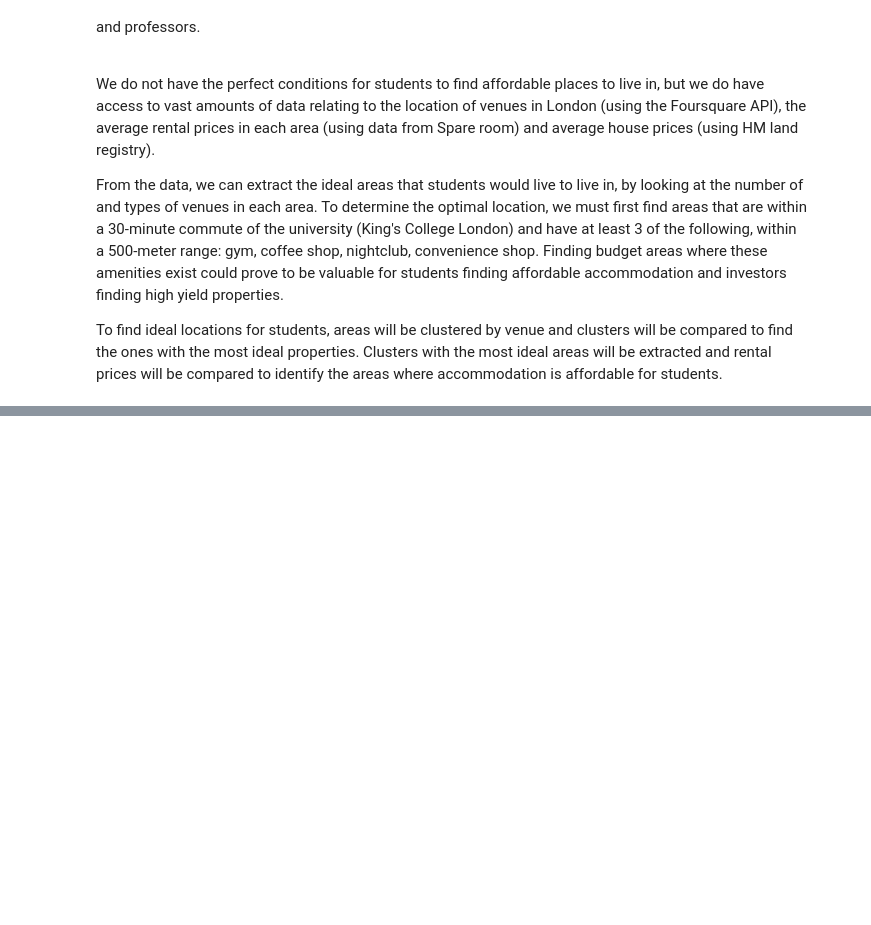
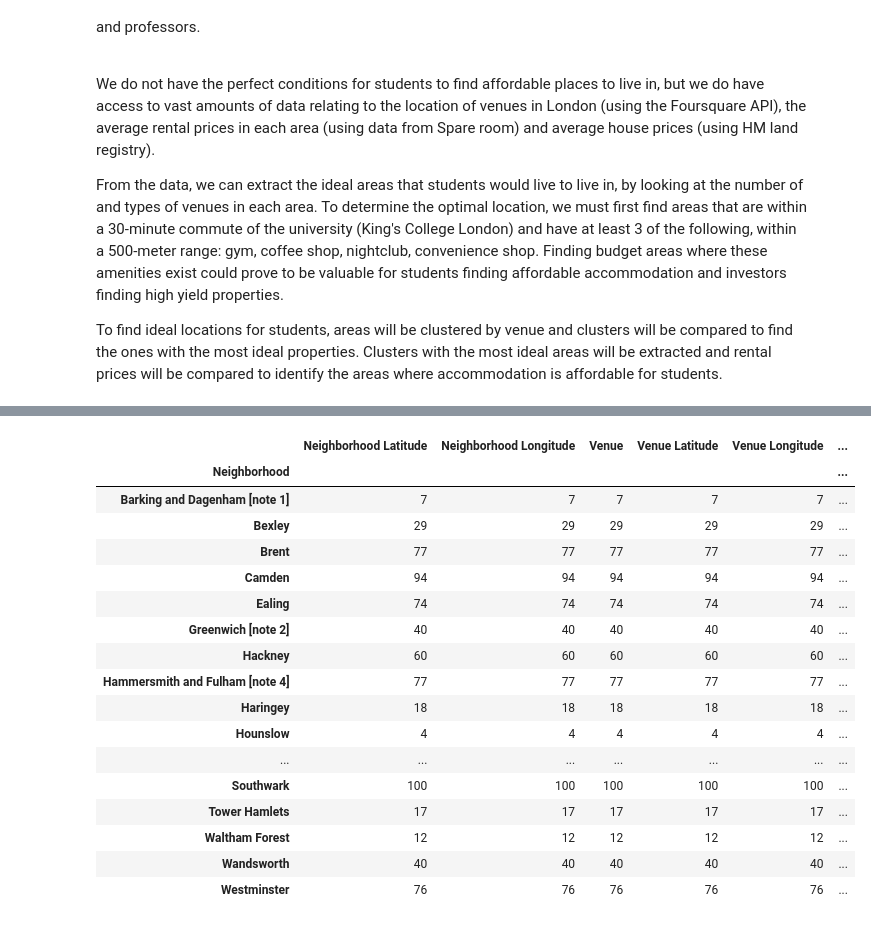
Before and after one commit to premalnayee/IBM-Data-science-coursera, a Jupyter notebook: Applied Data Science Capstone/Capstone_project/Capstone Project - The Battle of Neighborhoods.ipynb, the cells around one changed output, grey strips where cells are left out. Cells and saved outputs as stored; diff of their text form; code cells hidden in the pictures; blank space fills up the shorter version.

```diff
--- a/Applied Data Science Capstone/Capstone_project/Capstone Project - The Battle of Neighborhoods.ipynb
+++ b/Applied Data Science Capstone/Capstone_project/Capstone Project - The Battle of Neighborhoods.ipynb
@@ -19,0 +49,7 @@ To find ideal locations for students, areas will be clustered by venue and clust
+# %%
+URL = "https://en.wikipedia.org/wiki/List_of_London_boroughs"
+r = requests.get(URL)
+
+a = pd.read_html(r.text)
+boroughs = a[0]
+boroughs.head()
@@ -19,0 +144,15 @@ To find ideal locations for students, areas will be clustered by venue and clust
+# %%
+key = 'AIzaSyAp_Cy9vGAMv14ndkm_B_Fz5RS_qkUy5qI'
+arrival_time = 1554969600 # This is the time of April 11, 2019 @ 9:00:00 am in Unix time
+
+url = 'https://maps.googleapis.com/maps/api/distancematrix/json?origins={origin}&destinations={destination}&key={skey}&mode={mode}&arrival_time={a_time}'.format(
+    origin = origin_str,
+    destination = destination_str,
+    mode='driving', # Public transport
+    a_time = arrival_time,
+    skey=key
+)
+
+abc = requests.get(url).json()
+print(url)
+# print(abc)
@@ -19,0 +163,12 @@ To find ideal locations for students, areas will be clustered by venue and clust
+# %%
+journey_times = []
+
+for item in abc['rows']:
+    journey_times.append(item['elements'][0]['duration']['text'])
+
+# Convert to float object, so comparsions can be made
+journey_times = pd.Series(journey_times).str.replace(pat=' mins',repl='').astype(float)
+
+#Find acceptable boroughs, that are less than 45 min commute
+acceptable_boroughs = boroughs[journey_times <=45]
+acceptable_boroughs = acceptable_boroughs.reset_index()
@@ -19,0 +235,9 @@ To find ideal locations for students, areas will be clustered by venue and clust
+# %%
+# type your answer here
+
+acceptable_boroughs_venues = getNearbyVenues(names=acceptable_boroughs['Borough'],
+                                   latitudes=acceptable_boroughs['Latitude'],
+                                   longitudes=acceptable_boroughs['Longitude'],
+                                   limit=1000,
+                                   radius=500
+                               )
@@ -19,0 +271,21 @@ To find ideal locations for students, areas will be clustered by venue and clust
+# %%
+acceptable_boroughs_venues.groupby('Neighborhood').count()
+# %% [output]
+|  | Neighborhood Latitude | Neighborhood Longitude | Venue | Venue Latitude | Venue Longitude | ... |
+| Neighborhood |  |  |  |  |  | ... |
+| Barking and Dagenham [note 1] | 7 | 7 | 7 | 7 | 7 | ... |
+| Bexley | 29 | 29 | 29 | 29 | 29 | ... |
+| Brent | 77 | 77 | 77 | 77 | 77 | ... |
+| Camden | 94 | 94 | 94 | 94 | 94 | ... |
+| Ealing | 74 | 74 | 74 | 74 | 74 | ... |
+| Greenwich [note 2] | 40 | 40 | 40 | 40 | 40 | ... |
+| Hackney | 60 | 60 | 60 | 60 | 60 | ... |
+| Hammersmith and Fulham [note 4] | 77 | 77 | 77 | 77 | 77 | ... |
+| Haringey | 18 | 18 | 18 | 18 | 18 | ... |
+| Hounslow | 4 | 4 | 4 | 4 | 4 | ... |
+| ... | ... | ... | ... | ... | ... | ... |
+| Southwark | 100 | 100 | 100 | 100 | 100 | ... |
+| Tower Hamlets | 17 | 17 | 17 | 17 | 17 | ... |
+| Waltham Forest | 12 | 12 | 12 | 12 | 12 | ... |
+| Wandsworth | 40 | 40 | 40 | 40 | 40 | ... |
+| Westminster | 76 | 76 | 76 | 76 | 76 | ... |
```
Also changed, not shown: parts of 58 cells of this notebook.
